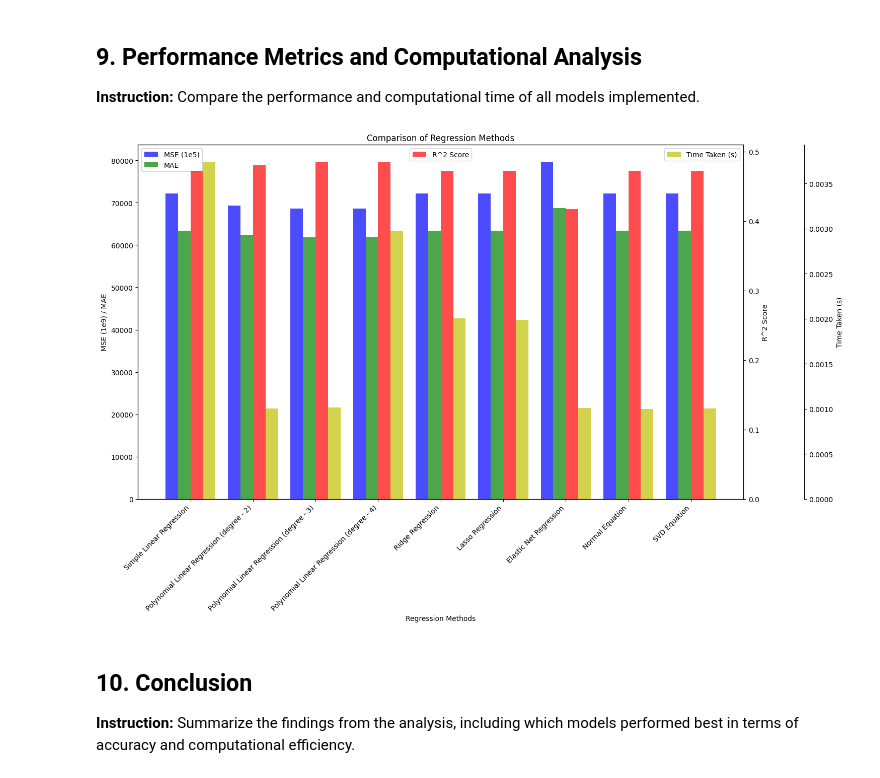
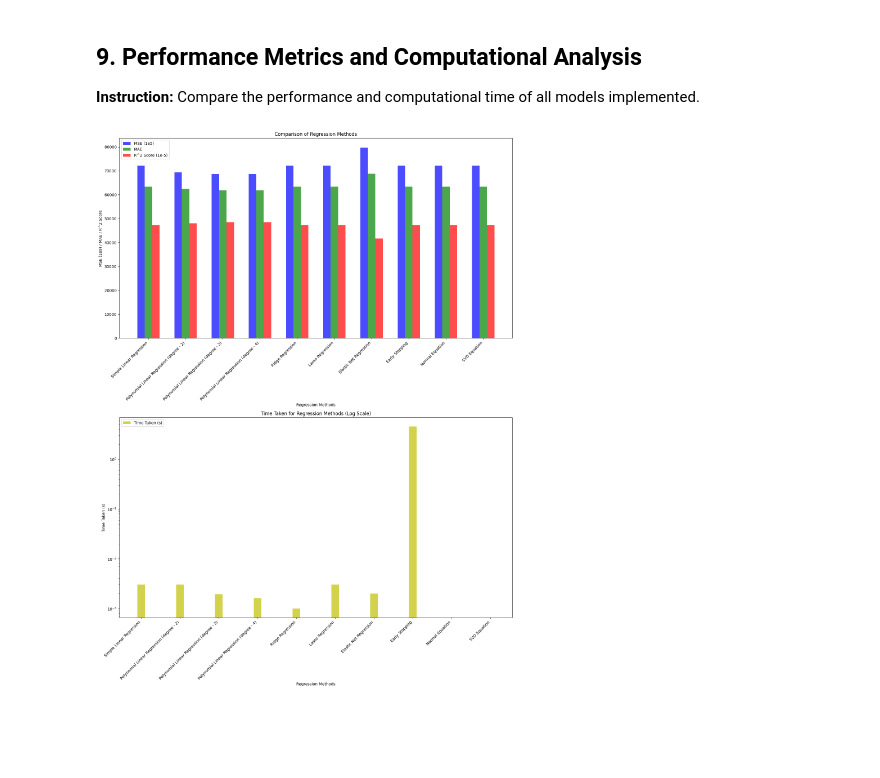
Before and after one commit to SayanDasDev/ML-College-, a Jupyter notebook: project_1/Regression_Project_Notebook.ipynb, the cells around one changed output. Saved outputs shown, nothing was run; the diff lists cells and outputs as text; code cells hidden in the pictures; blank space fills up the shorter version.

```diff
--- a/project_1/Regression_Project_Notebook.ipynb
+++ b/project_1/Regression_Project_Notebook.ipynb
@@ -439,43 +499,42 @@ matrices
 **Instruction:** Compare the performance and computational time of all models implemented.
 # %%
 
-# Example: Timing the training process
-fig, ax1 = plt.subplots(figsize=(15, 10))
-ax2 = ax1.twinx()
-ax3 = ax1.twinx()
-ax3.spines['right'].set_position(('axes', 1.1))
+# Plot performance comparison
+fig, ax = plt.subplots(2, 1, figsize=(15, 20))
 
-# Plot bars
 x = np.arange(len(matrices))
 width = 0.2
-ax1.bar(x - width*1.5, matrices['Mean Squared Error']/1e5, width, label='MSE (1e5)', color='b', alpha=0.7)
-ax1.bar(x - width/2, matrices['Mean Absolute Error'], width, label='MAE', color='g', alpha=0.7)
-ax2.bar(x + width/2, matrices['R^2 Score'], width, label='R^2 Score', color='r', alpha=0.7)
-ax3.bar(x + width*1.5, matrices['Time Taken'], width, label='Time Taken (s)', color='y', alpha=0.7)
 
-# Customize the plot
-ax1.set_xlabel('Regression Methods')
-ax1.set_ylabel('MSE (1e9) / MAE')
-ax2.set_ylabel('R^2 Score')
-ax3.set_ylabel('Time Taken (s)')
-ax1.set_title('Comparison of Regression Methods')
-ax1.set_xticks(x)
-ax1.set_xticklabels(matrices.index, rotation=45, ha='right')
+ax[0].bar(x - width, matrices['Mean Squared Error']/1e5, width, label='MSE (1e5)', color='b', alpha=0.7)
+ax[0].bar(x, matrices['Mean Absolute Error'], width, label='MAE', color='g', alpha=0.7)
+ax[0].bar(x + width, matrices['R^2 Score']*1e5, width, label='R^2 Score (1e-5)', color='r', alpha=0.7)
 
-# Add legends
-ax1.legend(loc='upper left')
-ax2.legend(loc='upper center')
-ax3.legend(loc='upper right')
+ax[0].set_xlabel('Regression Methods')
+ax[0].set_ylabel('MSE (1e9) / MAE / R^2 Score')
+ax[0].set_title('Comparison of Regression Methods')
+ax[0].set_xticks(x)
+ax[0].set_xticklabels(matrices.index, rotation=45, ha='right')
 
-# Adjust layout and display
+ax[0].legend(loc='upper left')
+
+# Plot computational time comparison
+
+ax[1].bar(x, matrices['Time Taken'], width, label='Time Taken (s)', color='y', alpha=0.7)
+
+# Applying logarithmic scale
+ax[1].set_yscale('log')
+
+ax[1].set_xlabel('Regression Methods')
+ax[1].set_ylabel('Time Taken (s)')
+ax[1].set_title('Time Taken for Regression Methods (Log Scale)')
+ax[1].set_xticks(x)
+ax[1].set_xticklabels(matrices.index, rotation=45, ha='right')
+
+ax[1].legend(loc='upper left')
+
 plt.tight_layout()
 plt.show()
 
-# Plot performance comparison (students to fill in the details)
 # Students should create plots comparing the performance metrics (MSE, MAE, R2) and computational time for each model.
 # %% [output]
-[figure, old version]
+[figure, new version]
-# %% [markdown]
-
-## 10. Conclusion
-**Instruction:** Summarize the findings from the analysis, including which models performed best in terms of accuracy and computational efficiency.
```
Also changed, not shown: parts of 10 cells of this notebook.
